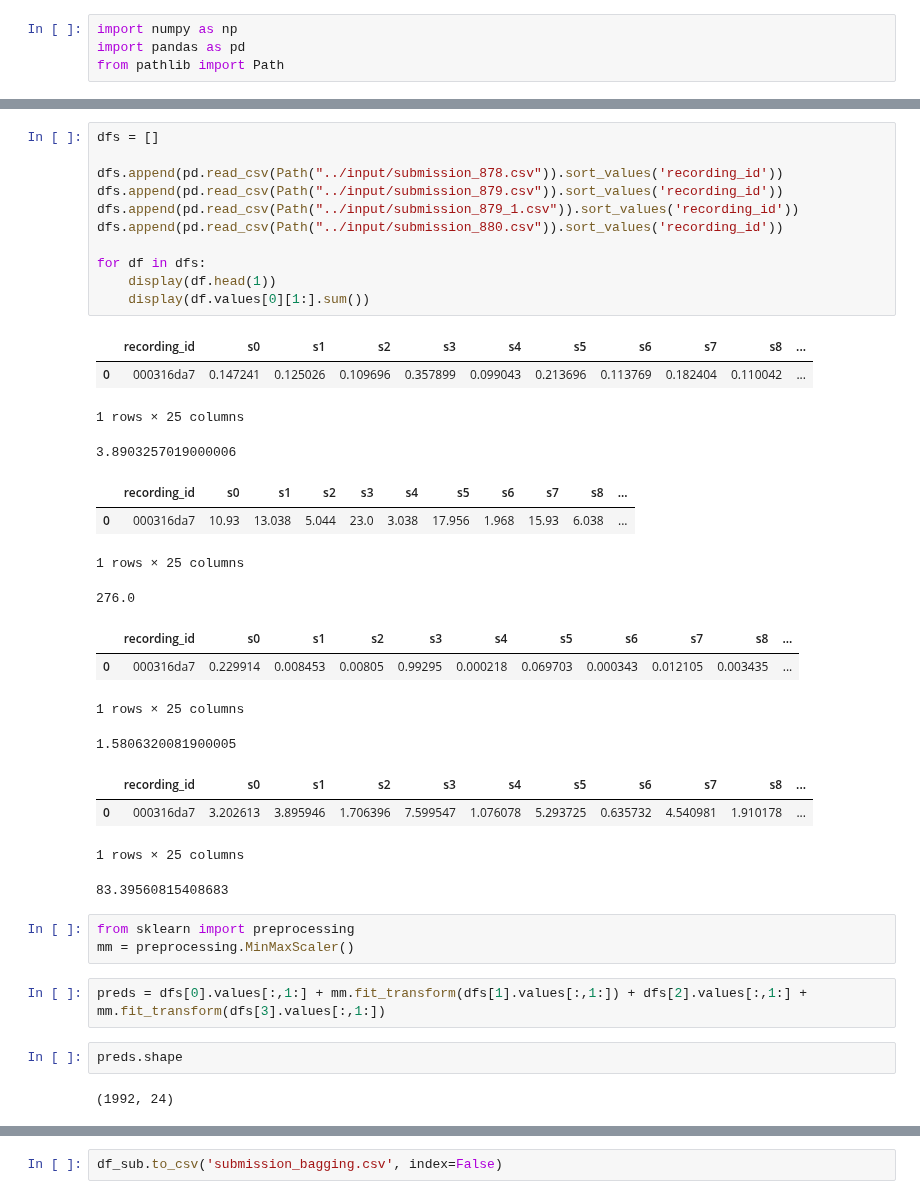
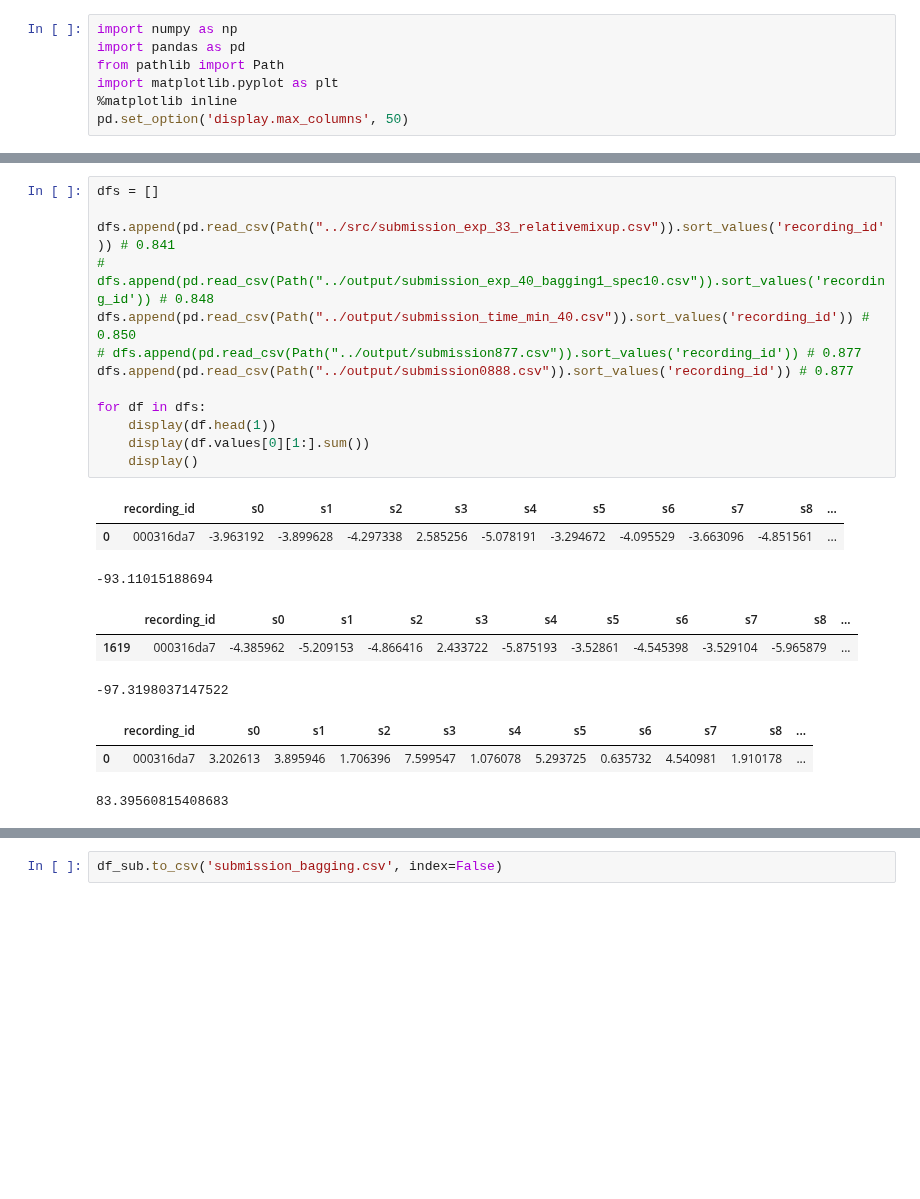
Before and after one commit to tatsuya-takahashi/Rainforest-Connection-Species-Audio-Detection, a Jupyter notebook: src/bagging.ipynb, the cells around one changed output, grey strips where cells are left out. Saved outputs shown, nothing was run; the diff lists cells and outputs as text; blank space fills up the shorter version.

```diff
--- a/src/bagging.ipynb
+++ b/src/bagging.ipynb
@@ -2,3 +2,6 @@
 import numpy as np
 import pandas as pd
 from pathlib import Path
+import matplotlib.pyplot as plt
+%matplotlib inline
+pd.set_option('display.max_columns', 50)
@@ -5,37 +28,23 @@ from pathlib import Path
 # %%
 dfs = []
 
-dfs.append(pd.read_csv(Path("../input/submission_878.csv")).sort_values('recording_id'))
-dfs.append(pd.read_csv(Path("../input/submission_879.csv")).sort_values('recording_id'))
-dfs.append(pd.read_csv(Path("../input/submission_879_1.csv")).sort_values('recording_id'))
-dfs.append(pd.read_csv(Path("../input/submission_880.csv")).sort_values('recording_id'))
+dfs.append(pd.read_csv(Path("../src/submission_exp_33_relativemixup.csv")).sort_values('recording_id')) # 0.841
+# dfs.append(pd.read_csv(Path("../output/submission_exp_40_bagging1_spec10.csv")).sort_values('recording_id')) # 0.848
+dfs.append(pd.read_csv(Path("../output/submission_time_min_40.csv")).sort_values('recording_id')) # 0.850
+# dfs.append(pd.read_csv(Path("../output/submission877.csv")).sort_values('recording_id')) # 0.877
+dfs.append(pd.read_csv(Path("../output/submission0888.csv")).sort_values('recording_id')) # 0.877
 
 for df in dfs:
     display(df.head(1))
     display(df.values[0][1:].sum())
+    display()
 # %% [output]
 |  | recording_id | s0 | s1 | s2 | s3 | s4 | s5 | s6 | s7 | s8 | ... |
-| 0 | 000316da7 | 0.147241 | 0.125026 | 0.109696 | 0.357899 | 0.099043 | 0.213696 | 0.113769 | 0.182404 | 0.110042 | ... |
+| 0 | 000316da7 | -3.963192 | -3.899628 | -4.297338 | 2.585256 | -5.078191 | -3.294672 | -4.095529 | -3.663096 | -4.851561 | ... |
-1 rows × 25 columns
+-93.11015188694
+|  | recording_id | s0 | s1 | s2 | s3 | s4 | s5 | s6 | s7 | s8 | ... |
+| 1619 | 000316da7 | -4.385962 | -5.209153 | -4.866416 | 2.433722 | -5.875193 | -3.52861 | -4.545398 | -3.529104 | -5.965879 | ... |
-3.8903257019000006
+-97.3198037147522
-|  | recording_id | s0 | s1 | s2 | s3 | s4 | s5 | s6 | s7 | s8 | ... |
-| 0 | 000316da7 | 10.93 | 13.038 | 5.044 | 23.0 | 3.038 | 17.956 | 1.968 | 15.93 | 6.038 | ... |
+|  | recording_id | s0 | s1 | s2 | s3 | s4 | s5 | s6 | s7 | s8 | ... |
+| 0 | 000316da7 | 3.202613 | 3.895946 | 1.706396 | 7.599547 | 1.076078 | 5.293725 | 0.635732 | 4.540981 | 1.910178 | ... |
-1 rows × 25 columns
+83.39560815408683
-276.0
-|  | recording_id | s0 | s1 | s2 | s3 | s4 | s5 | s6 | s7 | s8 | ... |
-| 0 | 000316da7 | 0.229914 | 0.008453 | 0.00805 | 0.99295 | 0.000218 | 0.069703 | 0.000343 | 0.012105 | 0.003435 | ... |
-1 rows × 25 columns
-1.5806320081900005
-|  | recording_id | s0 | s1 | s2 | s3 | s4 | s5 | s6 | s7 | s8 | ... |
-| 0 | 000316da7 | 3.202613 | 3.895946 | 1.706396 | 7.599547 | 1.076078 | 5.293725 | 0.635732 | 4.540981 | 1.910178 | ... |
-1 rows × 25 columns
-83.39560815408683
-# %%
-from sklearn import preprocessing
-mm = preprocessing.MinMaxScaler()
-# %%
-preds = dfs[0].values[:,1:] + mm.fit_transform(dfs[1].values[:,1:]) + dfs[2].values[:,1:] + mm.fit_transform(dfs[3].values[:,1:])
-# %%
-preds.shape
-# %% [output]
-(1992, 24)
```
Also changed, not shown: parts of 17 cells of this notebook, 47 other files.
